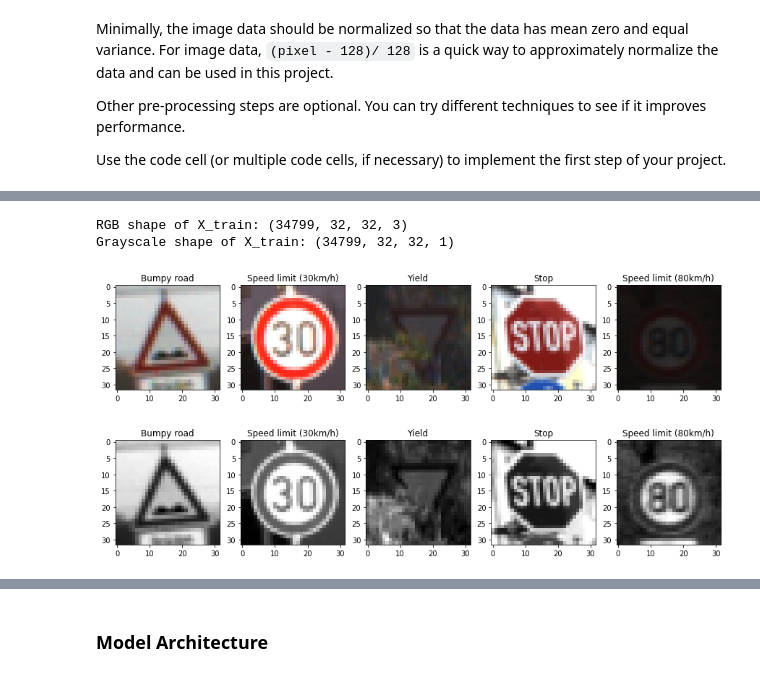
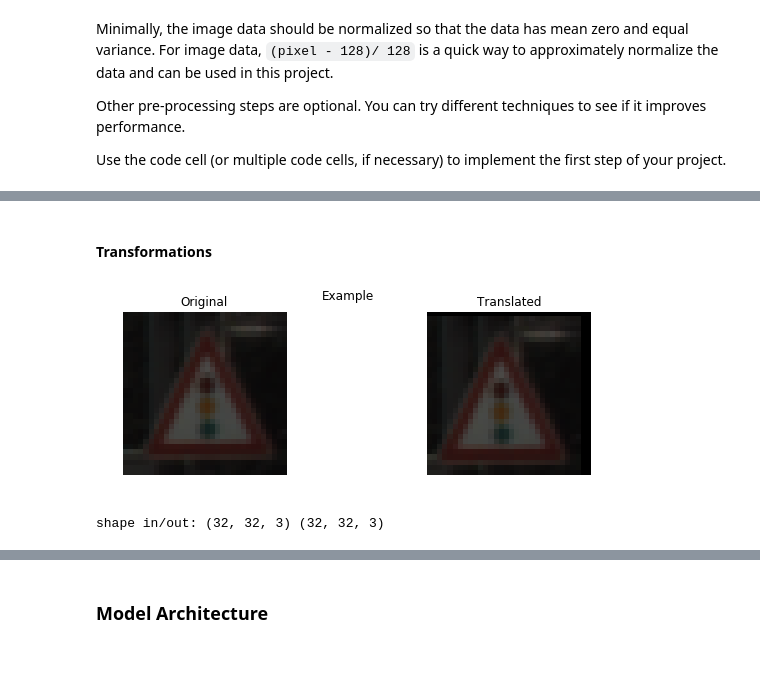
Before and after one commit to iraadit/CarND-Traffic-Sign-Classifier-Project, a Jupyter notebook: Traffic_Sign_Classifier.ipynb, the cells around one changed output, grey strips where cells are left out. Saved outputs shown, nothing was run; the diff lists cells and outputs as text; code cells hidden in the pictures.

```diff
--- a/Traffic_Sign_Classifier.ipynb
+++ b/Traffic_Sign_Classifier.ipynb
@@ -239,17 +370,36 @@ print_some_images(X_train_norm)
-# %%
-# Convert to grayscale
-
-X_train_gray = np.sum(X_train/3, axis=3, keepdims=True)
-X_valid_gray = np.sum(X_valid/3, axis=3, keepdims=True)
-X_test_gray = np.sum(X_test/3, axis=3, keepdims=True)
-
-print('RGB shape of X_train:', X_train.shape)
-print('Grayscale shape of X_train:', X_train_gray.shape)
-
-print_some_images(X_train)
-print_some_images(X_train_gray)
-# %% [output]
-RGB shape of X_train: (34799, 32, 32, 3)
-Grayscale shape of X_train: (34799, 32, 32, 1)
-[figure, removed]
-[figure, removed]
+# %% [markdown]
+#### Transformations
+# %%
+# See https://docs.opencv.org/3.3.0/da/d6e/tutorial_py_geometric_transformations.html
+
+import cv2
+
+test_img_idx = 1349
+
+def random_translate(img, trans_range = 2):
+    rows, cols, _ = img.shape
+    tr_x, tr_y = np.random.randint(-trans_range, trans_range, 2)
+    Trans_M = np.float32([[1, 0, tr_x], [0, 1, tr_y]])
+    img = cv2.warpAffine(img, Trans_M, (cols,rows))
+    return img
+
+test_img = X_train[test_img_idx]
+test_dst = random_translate(test_img)
+
+fig, axs = plt.subplots(1,2, figsize=(10, 3))
+fig.suptitle("Example")
+
+axs[0].axis('off')
+axs[0].imshow(test_img.squeeze())
+axs[0].set_title('Original')
+
+axs[1].axis('off')
+axs[1].imshow(test_dst.squeeze(), cmap='gray')
+axs[1].set_title('Translated')
+
+plt.show()
+
+print('shape in/out:', test_img.shape, test_dst.shape)
+# %% [output]
+[figure, added]
+shape in/out: (32, 32, 3) (32, 32, 3)
```
Also changed, not shown: parts of 66 cells of this notebook, 58 other files.
